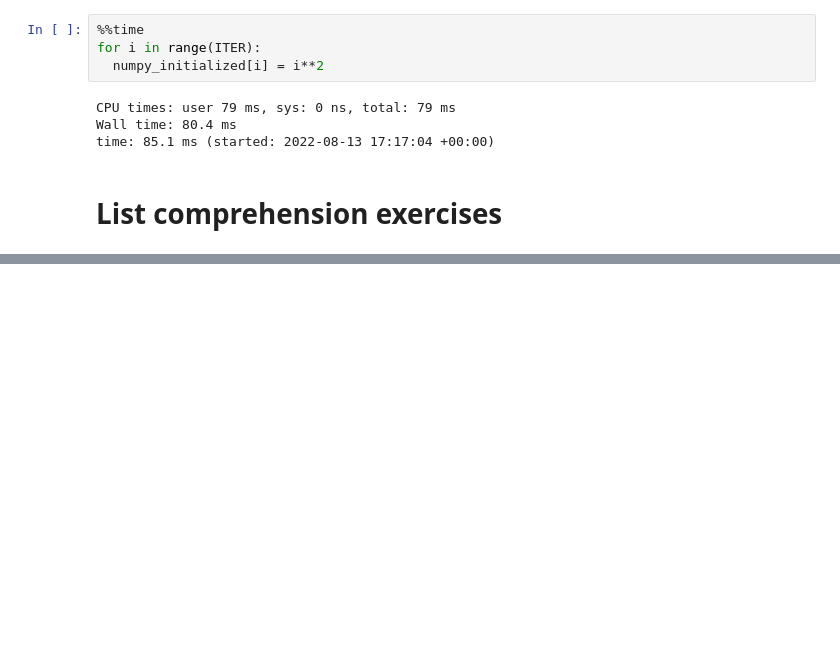
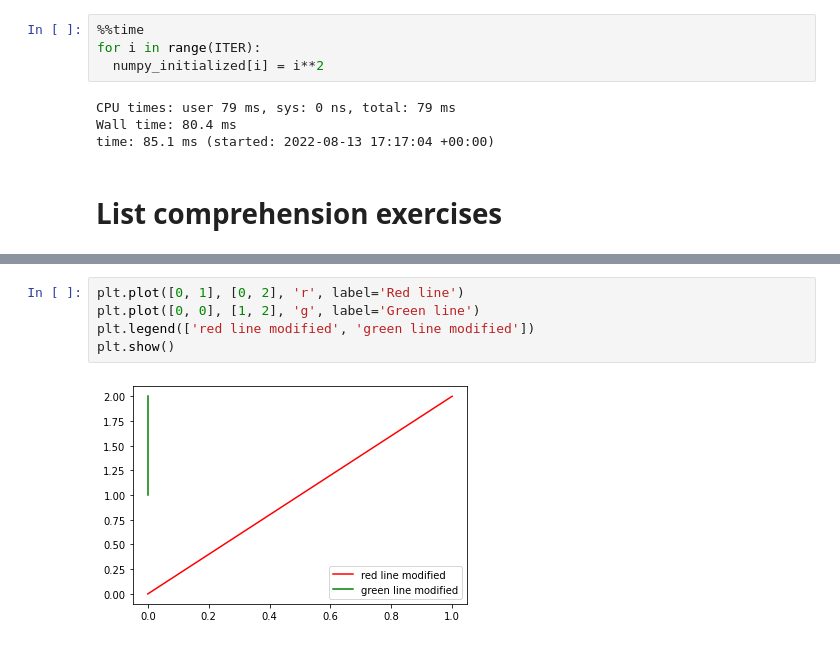
Before and after one commit to dantebarross/scientific-projects-with-python, a Jupyter notebook: Resolving_Scientific_Projects.ipynb, the cells around one changed output, grey strips where cells are left out. Saved outputs shown, nothing was run; the diff lists cells and outputs as text; blank space fills up the shorter version.

```diff
--- a/Resolving_Scientific_Projects.ipynb
+++ b/Resolving_Scientific_Projects.ipynb
@@ -516,0 +723,7 @@ N
+# %%
+plt.plot([0, 1], [0, 2], 'r', label='Red line')
+plt.plot([0, 0], [1, 2], 'g', label='Green line')
+plt.legend(['red line modified', 'green line modified'])
+plt.show()
+# %% [output]
+[figure, added]
```
Also changed, not shown: parts of 37 cells of this notebook.
